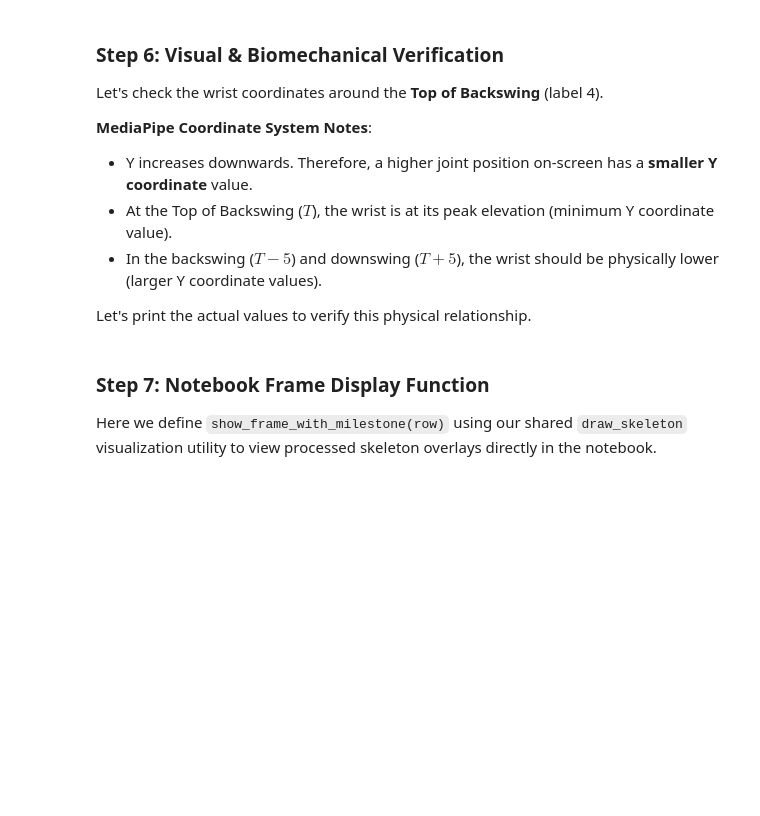
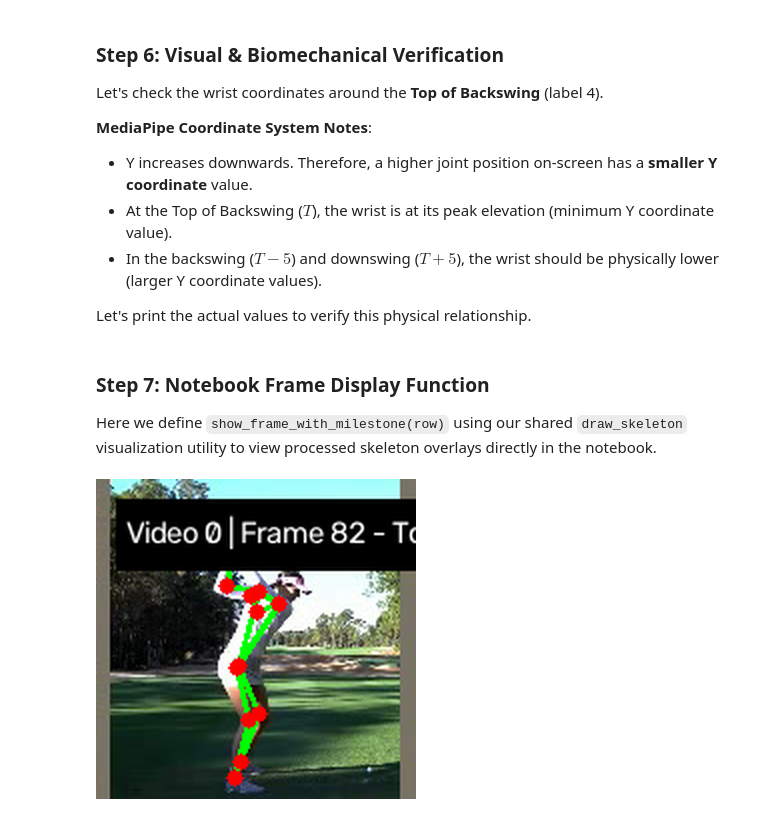
Before and after one commit to Ameenota/golf-analysis, a Jupyter notebook: notebooks/data_pipeline_exploration.ipynb, the cells around one changed output. Saved outputs shown, nothing was run; the diff lists cells and outputs as text; code cells hidden in the pictures; blank space fills up the shorter version.

```diff
--- a/notebooks/data_pipeline_exploration.ipynb
+++ b/notebooks/data_pipeline_exploration.ipynb
@@ -90,7 +161,8 @@ processed_dfs = []
 
 print(f'Starting processing for first {NUM_VIDEOS_TO_PROCESS} videos...')
 for i in range(NUM_VIDEOS_TO_PROCESS):
-    video_id = df_meta.loc[i, 'video_id']
+    # Safer lookup using iloc
+    video_id = df_meta.iloc[i]['video_id']
     video_path = os.path.join(VIDEO_DIR, f'{video_id}.mp4')
 
     if not os.path.exists(video_path):
@@ -175,26 +291,6 @@ Let's check the wrist coordinates around the **Top of Backswing** (label 4).
 - In the backswing ($T-5$) and downswing ($T+5$), the wrist should be physically lower (larger Y coordinate values).
 
 Let's print the actual values to verify this physical relationship.
-# %%
-# Filter for Top of Backswing rows
-top_rows = df_final[df_final['label'] == 4]
-
-print('Verifying "Top of Backswing" (label = 4) wrist coordinates:\n')
-for idx, row in top_rows.head(5).iterrows():
-    vid_id = row['video_id']
-    frame_idx = row['frame_index']
-
-    y_t = row['norm_right_wrist_y']
-    y_prev = row['norm_right_wrist_y_t-5']
-    y_next = row['norm_right_wrist_y_t+5']
-
-    is_valid = (y_prev > y_t) and (y_next > y_t)
-
-    print(f'Video {vid_id}, Frame {frame_idx}:')
-    print(f'  Right Wrist Y (T-5): {y_prev: .4f}')
-    print(f'  Right Wrist Y (T):   {y_t: .4f}')
-    print(f'  Right Wrist Y (T+5): {y_next: .4f}')
-    print(f'  Wrist position lower at T-5 and T+5 (Y_t-5 > Y_t and Y_t+5 > Y_t)? {is_valid}\n')
 # %% [markdown]
 ### Step 7: Notebook Frame Display Function
 
@@ -217,31 +313,35 @@ def show_frame_with_milestone(row, video_dir=VIDEO_DIR):
         return
 
     frame_rgb = cv2.cvtColor(frame, cv2.COLOR_BGR2RGB)
 
     # Draw skeleton overlay using the imported shared draw_skeleton
     draw_skeleton(frame_rgb, row, prefix='smooth_', line_color=(0, 255, 0), joint_color=(255, 0, 0))
 
     event_names = {
         0: 'Transition',
         1: 'Address',
         2: 'Toe-up (Backswing)',
         3: 'Mid-backswing',
         4: 'Top of Backswing',
         5: 'Mid-downswing',
         6: 'Impact',
         7: 'Mid-follow-through',
         8: 'Finish'
     }
 
     label_text = f'Video {video_id} | Frame {frame_idx} - {event_names.get(label, "Unknown")}'
 
     # Draw text background and text
     cv2.rectangle(frame_rgb, (10, 10), (320, 45), (0, 0, 0), -1)
     cv2.putText(frame_rgb, label_text, (15, 32), cv2.FONT_HERSHEY_SIMPLEX, 0.5, (255, 255, 255), 1, cv2.LINE_AA)
 
     img = Image.fromarray(frame_rgb)
-    display(img)
+    scale = 2
+    display(img.resize((img.width * scale, img.height * scale), Image.Resampling.LANCZOS))
+
 
 # Find a top of backswing frame and show it
 top_row = df_final[df_final['label'] == 4].iloc[0]
 show_frame_with_milestone(top_row)
+# %% [output]
+[figure, added]
```
Also changed, not shown: parts of 10 cells of this notebook, 2 other files.
